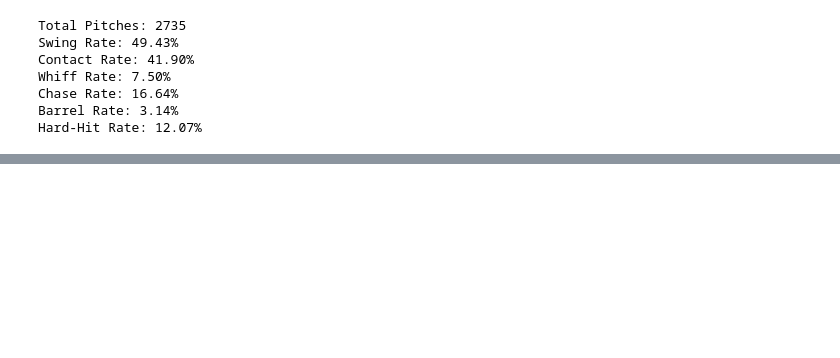
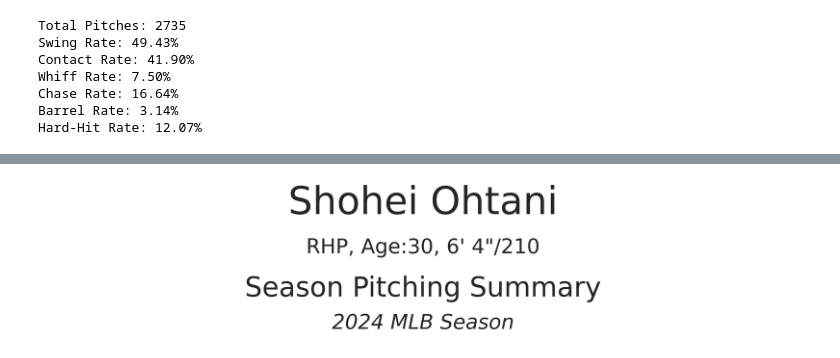
Before and after one commit to jshelty/JLukeSports, a Jupyter notebook: JLukeHitterCard.ipynb, the cells around one changed output, grey strips where cells are left out. Saved outputs shown, nothing was run; the diff lists cells and outputs as text; code cells hidden in the pictures; blank space fills up the shorter version.

```diff
--- a/JLukeHitterCard.ipynb
+++ b/JLukeHitterCard.ipynb
@@ -147,0 +147,28 @@ player_headshot(batter_id=batter_id, ax=plt.subplots(figsize=(1, 1))[1])
+# %%
+def player_bio(pitcher_id: str, ax: plt.Axes):
+    # Construct the URL to fetch player data
+    url = f"https://statsapi.mlb.com/api/v1/people?personIds={pitcher_id}&hydrate=currentTeam"
+
+    # Send a GET request to the URL and parse the JSON response
+    data = requests.get(url).json()
+
+    # Extract player information from the JSON data
+    player_name = data['people'][0]['fullName']
+    pitcher_hand = data['people'][0]['pitchHand']['code']
+    age = data['people'][0]['currentAge']
+    height = data['people'][0]['height']
+    weight = data['people'][0]['weight']
+
+    # Display the player's name, handedness, age, height, and weight on the axis
+    ax.text(0.5, 1, f'{player_name}', va='top', ha='center', fontsize=56)
+    ax.text(0.5, 0.65, f'{pitcher_hand}HP, Age:{age}, {height}/{weight}', va='top', ha='center', fontsize=30)
+    ax.text(0.5, 0.40, f'Season Pitching Summary', va='top', ha='center', fontsize=40)
+    ax.text(0.5, 0.15, f'2024 MLB Season', va='top', ha='center', fontsize=30, fontstyle='italic')
+
+    # Turn off the axis
+    ax.axis('off')
+
+# Call the player_bio function with the pitcher ID and a new axis of size 10x2
+player_bio(batter_id, ax=plt.subplots(figsize=(20, 4))[1])
+# %% [output]
+[figure, added]
```
Also changed, not shown: parts of 10 cells of this notebook, 1 other file.
